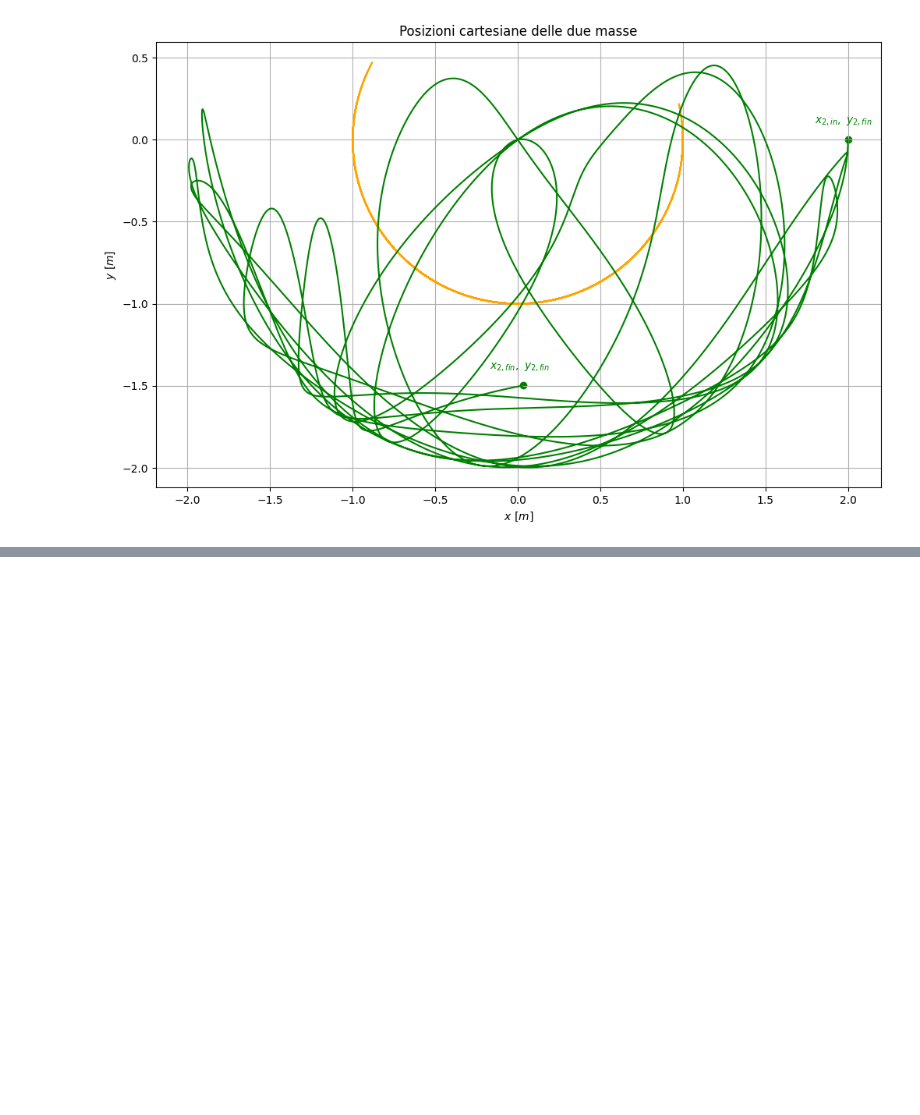
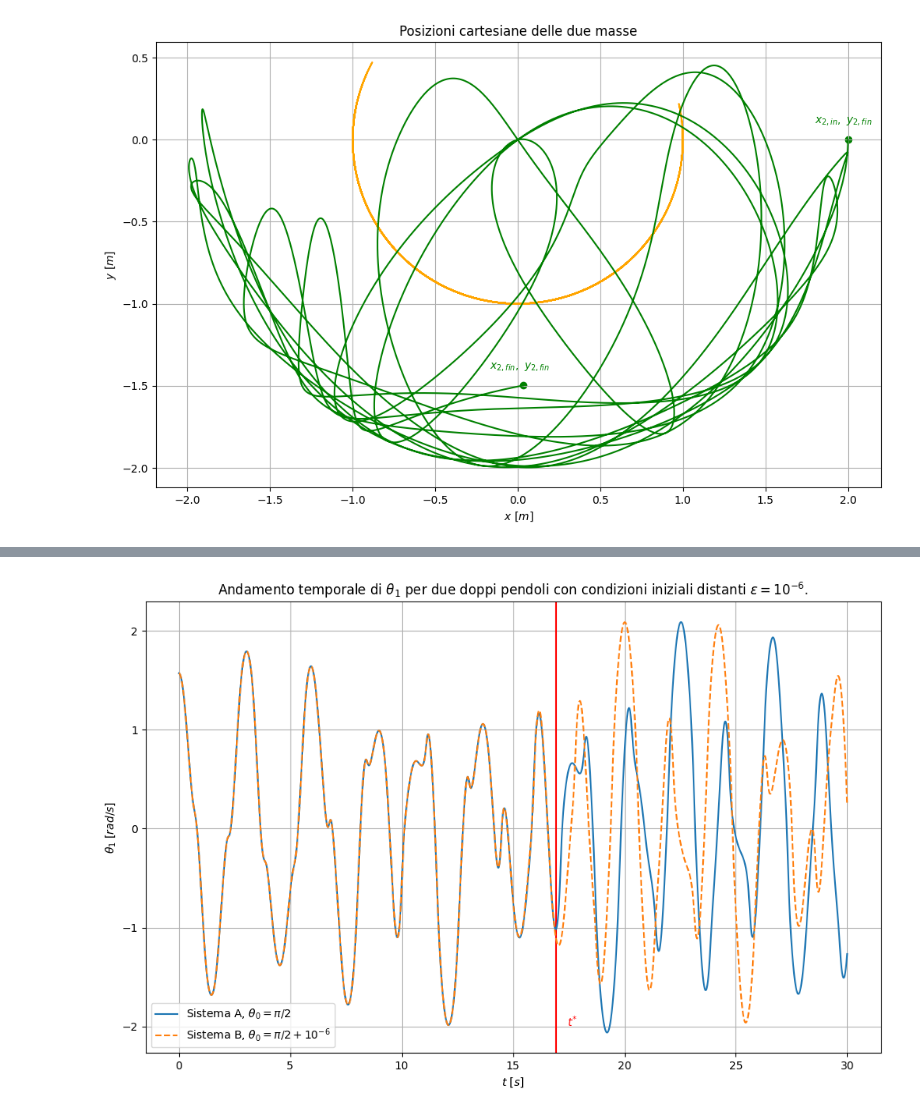
Before and after one commit to nicola-lamaddalena/computational_physics_course, a Jupyter notebook: ode/doppio_pendolo/doppio_pendolo.ipynb, the cells around one changed output, grey strips where cells are left out. Saved outputs shown, nothing was run; the diff lists cells and outputs as text; code cells hidden in the pictures; blank space fills up the shorter version.

Commit message:
DOPPIO PENDOLO: codice e grafici completati

```diff
--- a/ode/doppio_pendolo/doppio_pendolo.ipynb
+++ b/ode/doppio_pendolo/doppio_pendolo.ipynb
@@ -154,0 +136,18 @@ Animation size has reached 20983308 bytes, exceeding the limit of 20971520.0. If
+# %%
+p1a, v1a, p2a, v2a = rk4(theta1=np.pi/2, theta2=np.pi/2, omega1=0.0, omega2=0.0, h=h, times=times, f=acc)
+p1b, v1b, p2b, v2b = rk4(theta1=np.pi/2+10e-6, theta2=np.pi/2+10e-6, omega1=0.0, omega2=0.0, h=h, times=times, f=acc)
+
+t0 = np.argmax(np.abs(p1a-p1b)>10e-2)
+# %%
+plt.axvline(times[t0], color="red")
+plt.text(times[t0]+0.5, -2, s=r"$t^{*}$", color="red")
+plt.plot(times, p1a, label=r"Sistema A, $\theta_0=\pi/2$")
+plt.plot(times, p1b, "--", label=r"Sistema B, $\theta_0=\pi/2 + 10^{-6}$")
+plt.xlabel(r"$t\ [s]$")
+plt.ylabel(r"$\theta_1\ [rad/s]$")
+plt.title(r"Andamento temporale di $\theta_1$ per due doppi pendoli con condizioni iniziali distanti $\varepsilon=10^{-6}$.")
+plt.grid()
+plt.legend()
+plt.show()
+# %% [output]
+[figure, added]
```
Also changed, not shown: parts of 6 cells of this notebook, 1 other file.
